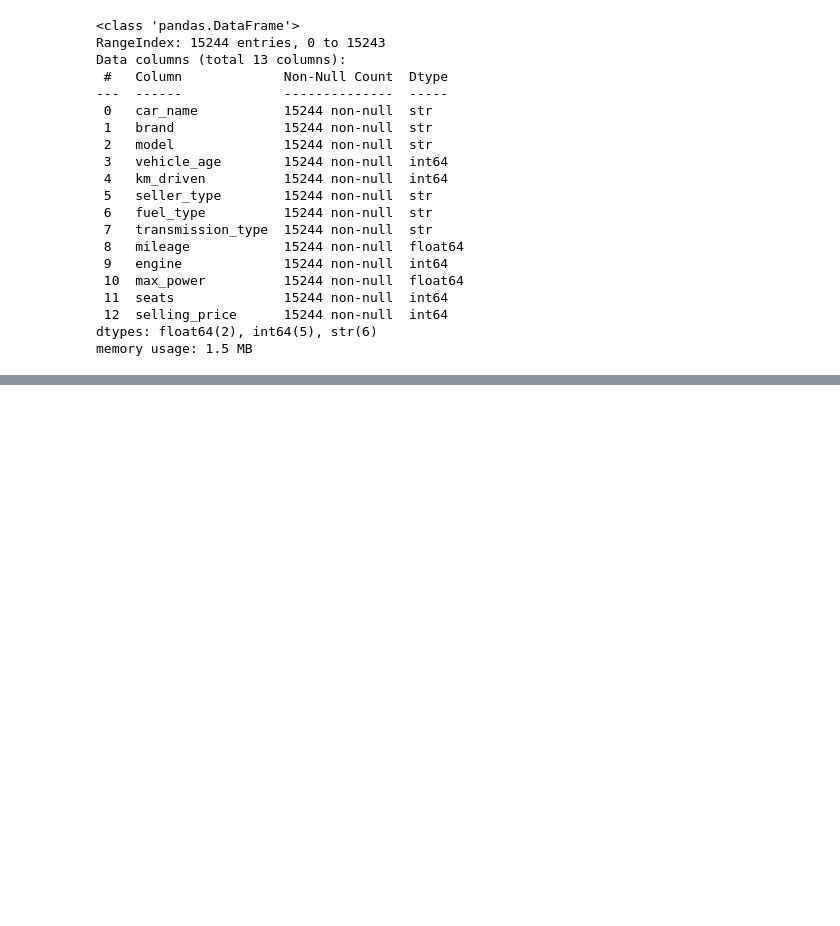
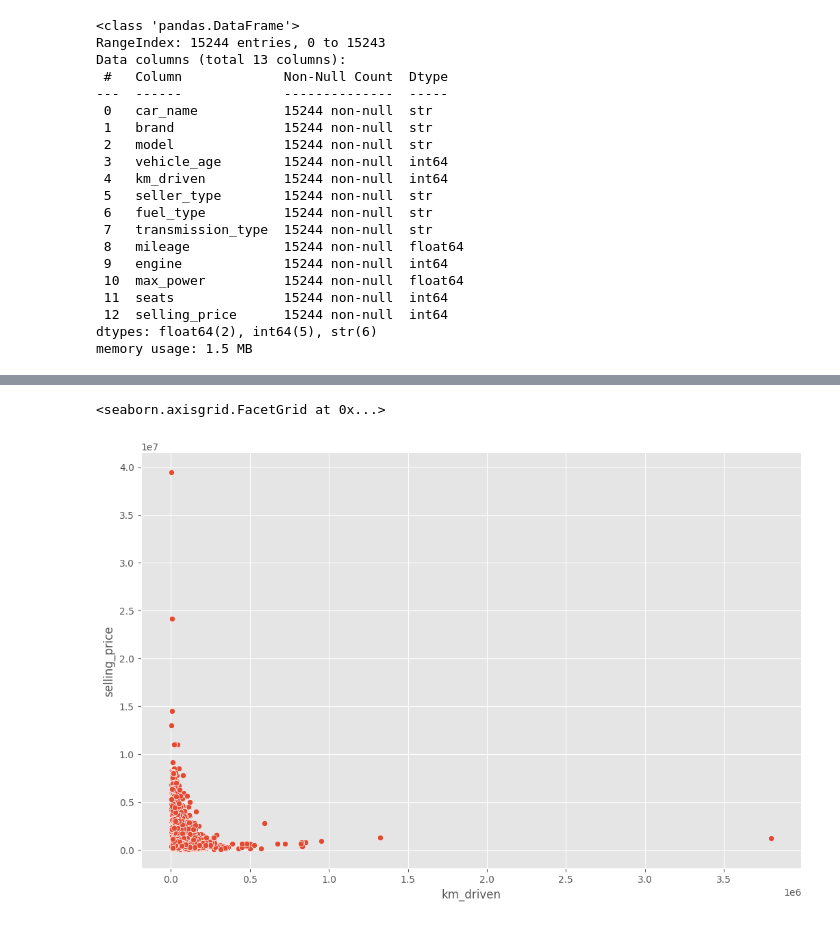
Before and after one commit to Huang1810/AutoValuate, a Jupyter notebook: AutoValuate.ipynb, the cells around one changed output, grey strips where cells are left out. Saved outputs shown, nothing was run; the diff lists cells and outputs as text; code cells hidden in the pictures; blank space fills up the shorter version.

```diff
--- a/AutoValuate.ipynb
+++ b/AutoValuate.ipynb
@@ -150,0 +195,11 @@ memory usage: 1.5 MB
+# %%
+sns.relplot(
+    x='km_driven',
+    y='selling_price',
+    data=car,
+    height=7,
+    aspect=1.5
+)
+# %% [output]
+<seaborn.axisgrid.FacetGrid at 0x...>
+[figure, added]
```
Also changed, not shown: parts of 12 cells of this notebook.
